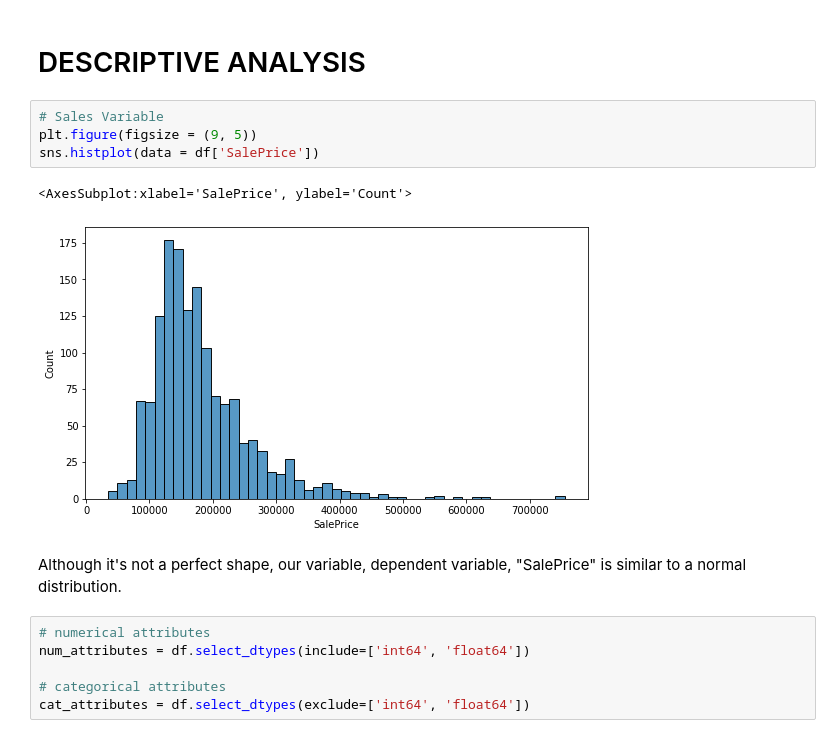
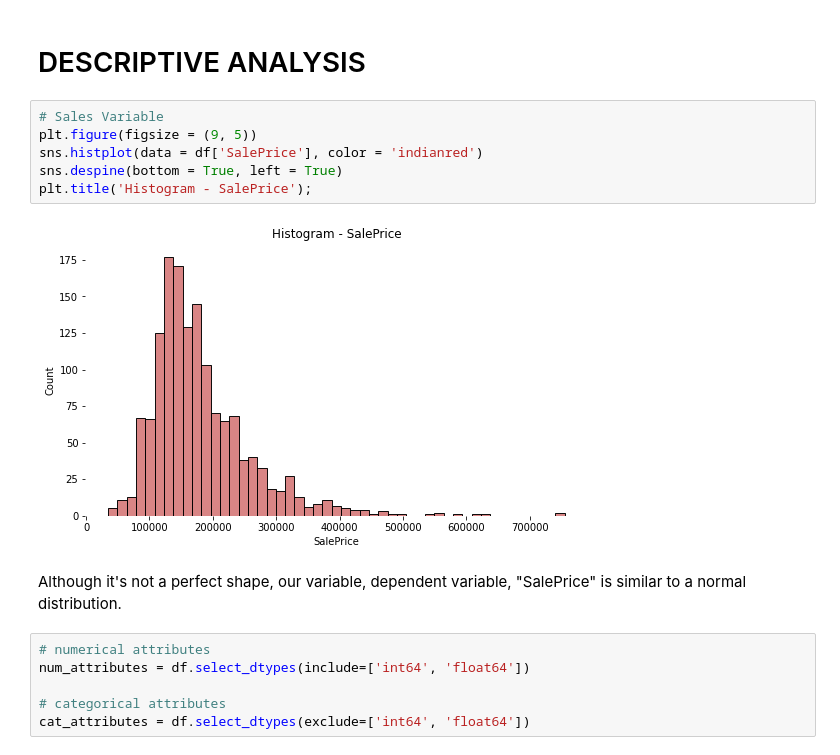
Before and after one commit to daianeklein/House-Prices-advRegressionTechniques, a Jupyter notebook: Adv-House-Prediction.ipynb, the cells around one changed output. Cells and saved outputs as stored; diff of their text form.

```diff
--- a/Adv-House-Prediction.ipynb
+++ b/Adv-House-Prediction.ipynb
@@ -274,12 +274,13 @@ All numerical and categorical attributes were dropped from our dataset.
 # %%
 # Sales Variable
 plt.figure(figsize = (9, 5))
-sns.histplot(data = df['SalePrice'])
+sns.histplot(data = df['SalePrice'], color = 'indianred')
+sns.despine(bottom = True, left = True)
+plt.title('Histogram - SalePrice');
 # %% [output]
-<AxesSubplot:xlabel='SalePrice', ylabel='Count'>
-[figure, old version]
+[figure, new version]
-# %% [markdown]
-Although it's not a perfect shape, our variable, dependent variable, "SalePrice" is similar to a normal distribution.
+# %% [markdown]
+Although it's not a perfect shape, our variable, dependent variable, "SalePrice" is similar to a normal distribution.
 # %%
 # numerical attributes
 num_attributes = df.select_dtypes(include=['int64', 'float64'])
```
Also changed, not shown: parts of 58 cells of this notebook.
